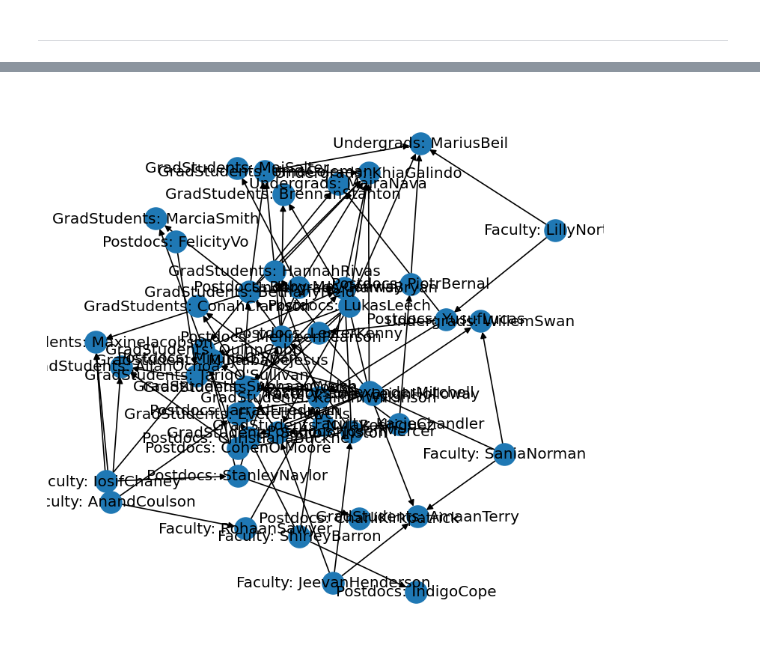
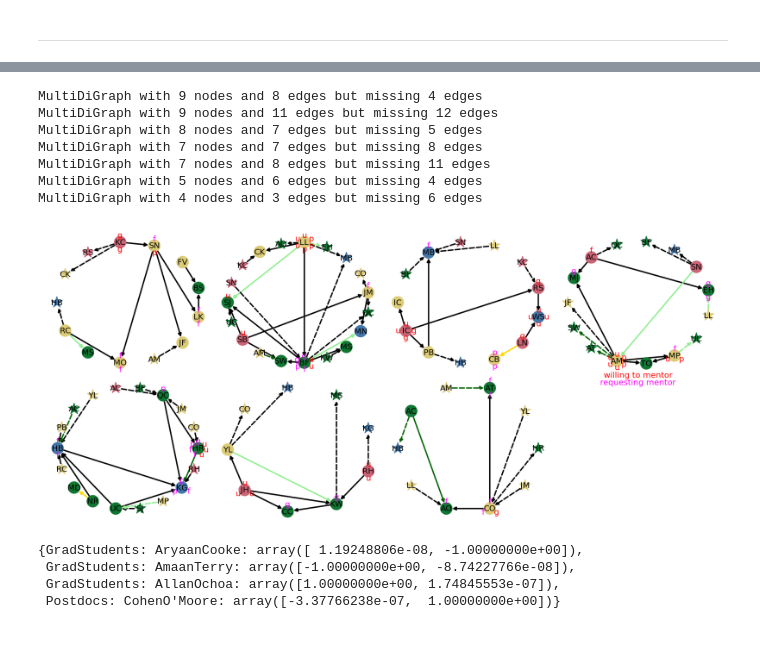
Before and after one commit to CIERA-Northwestern/JEDI_ext_mentorship, a Jupyter notebook: MentorMatching.ipynb, the cells around one changed output, grey strips where cells are left out. Drawn from its saved outputs; the diff is of its cells as text; code cells hidden in the pictures.

```diff
--- a/MentorMatching.ipynb
+++ b/MentorMatching.ipynb
@@ -111,8 +116,9 @@ for i in range(nruns):
     combined_metric[i] = (topfac*top + midfac*mid)/(topfac + midfac)
 
 #just a check
-best = [i for (i, x) in enumerate(combined_metric) if x > 0.7]
+best = [i for (i, x) in enumerate(combined_metric) if x > 0.5]
 print(best)
 print(combined_metric[best[0]])
 print('N with combined_metric > 0.7', len(best))
+the_best = networks[best[0]]
 # %% [output]
@@ -127,7 +133,13 @@ _ = ax.hist(combined_metric)
-# %%
-fig,ax = plt.subplots(1,1)
-foo = nx.draw_kamada_kawai(networks[best[0]],ax=ax,with_labels=True)
-fig.set_size_inches(8,8)
-fig.set_dpi(120)
-# %% [output]
-[figure, removed]
+# %%
+from network_viz import draw_network
+pod,pos_dict = draw_network(the_best,scale_fact=1,simple_pos=False,add_missing_edges=True)
+print()
+# %% [output]
+MultiDiGraph with 9 nodes and 8 edges but missing 4 edges
+MultiDiGraph with 9 nodes and 11 edges but missing 12 edges
+MultiDiGraph with 8 nodes and 7 edges but missing 5 edges
+MultiDiGraph with 7 nodes and 7 edges but missing 8 edges
+MultiDiGraph with 7 nodes and 8 edges but missing 11 edges
+MultiDiGraph with 5 nodes and 6 edges but missing 4 edges
+MultiDiGraph with 4 nodes and 3 edges but missing 6 edges
+[figure, added]
@@ -133,0 +148,7 @@ fig.set_dpi(120)
+# %%
+detangle_edges(pod,pos_dict)
+# %% [output]
+{GradStudents: AryaanCooke: array([ 1.19248806e-08, -1.00000000e+00]),
+ GradStudents: AmaanTerry: array([-1.00000000e+00, -8.74227766e-08]),
+ GradStudents: AllanOchoa: array([1.00000000e+00, 1.74845553e-07]),
+ Postdocs: CohenO'Moore: array([-3.37766238e-07,  1.00000000e+00])}
```
Also changed, not shown: parts of 14 cells of this notebook.
